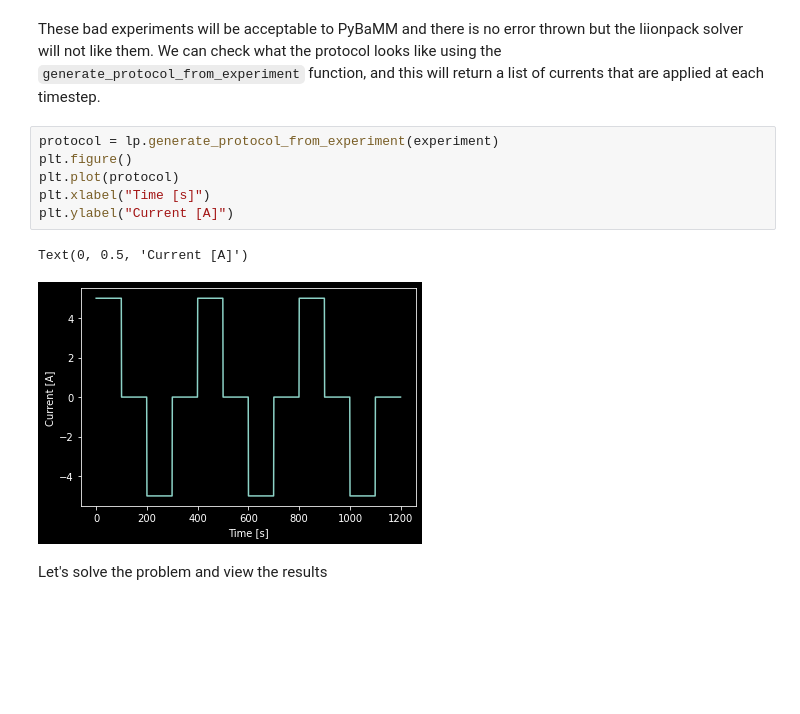
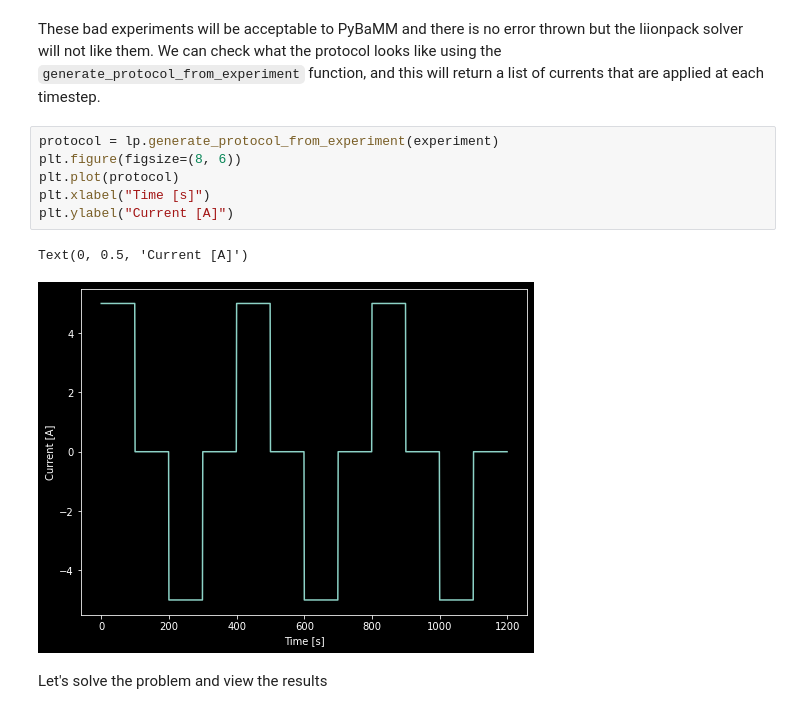
Before and after one commit to pybamm-team/liionpack, a Jupyter notebook: docs/examples/03 Experiments.ipynb, the cells around one changed output. Saved outputs shown, nothing was run; the diff lists cells and outputs as text; blank space fills up the shorter version.

```diff
--- a/docs/examples/03 Experiments.ipynb
+++ b/docs/examples/03 Experiments.ipynb
@@ -72,13 +72,13 @@ bad_exp_2 = pybamm.Experiment([("Discharge at 5 A for 999 s",)] * 3, period="10
 These bad experiments will be acceptable to PyBaMM and there is no error thrown but the liionpack solver will not like them. We can check what the protocol looks like using the `generate_protocol_from_experiment` function, and this will return a list of currents that are applied at each timestep.
 # %%
 protocol = lp.generate_protocol_from_experiment(experiment)
-plt.figure()
+plt.figure(figsize=(8, 6))
 plt.plot(protocol)
 plt.xlabel("Time [s]")
 plt.ylabel("Current [A]")
 # %% [output]
 Text(0, 0.5, 'Current [A]')
-[figure, old version]
+[figure, new version]
 # %% [markdown]
 Let's solve the problem and view the results
 # %%
```
Also changed, not shown: parts of 2 cells of this notebook, 7 other files.
